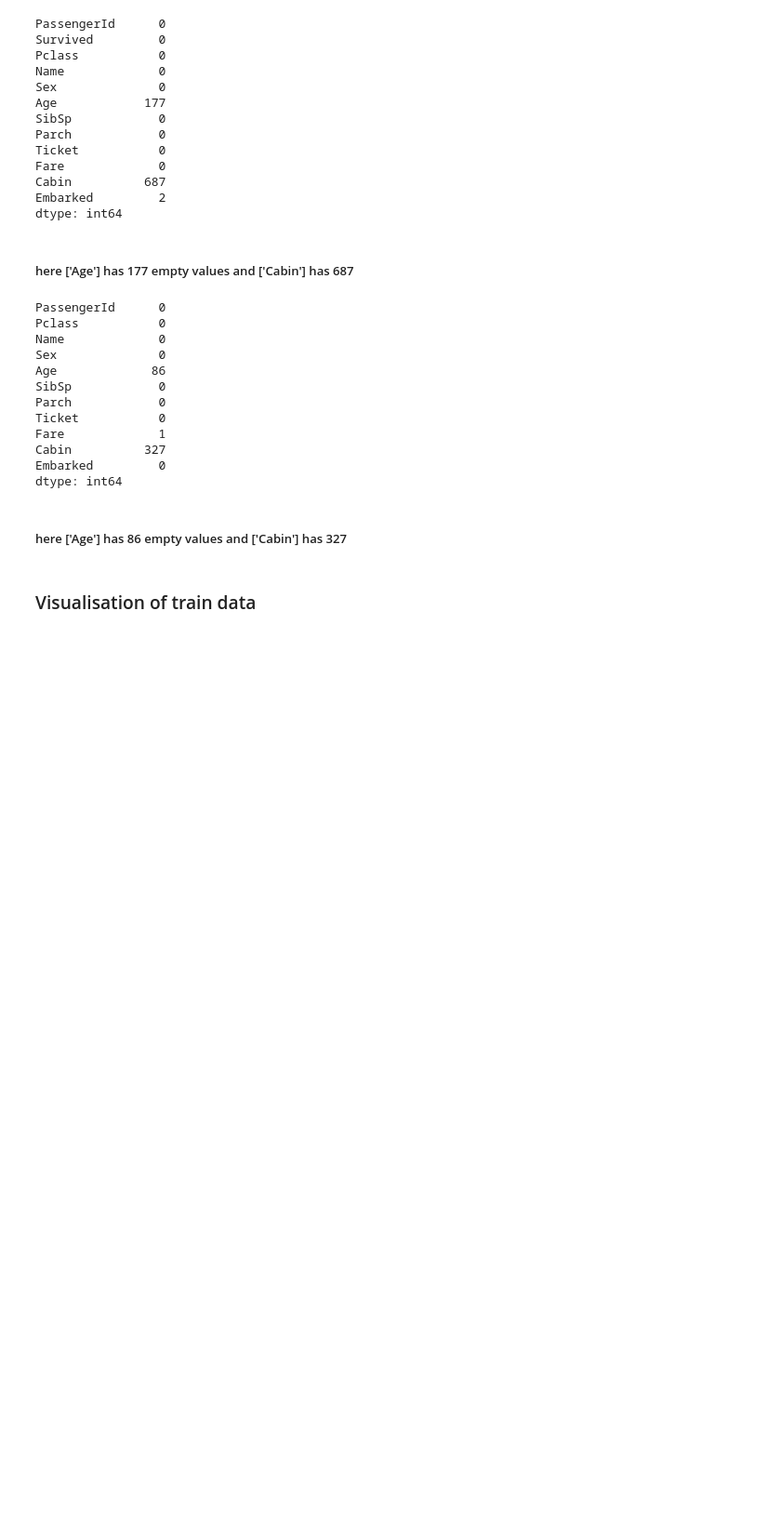
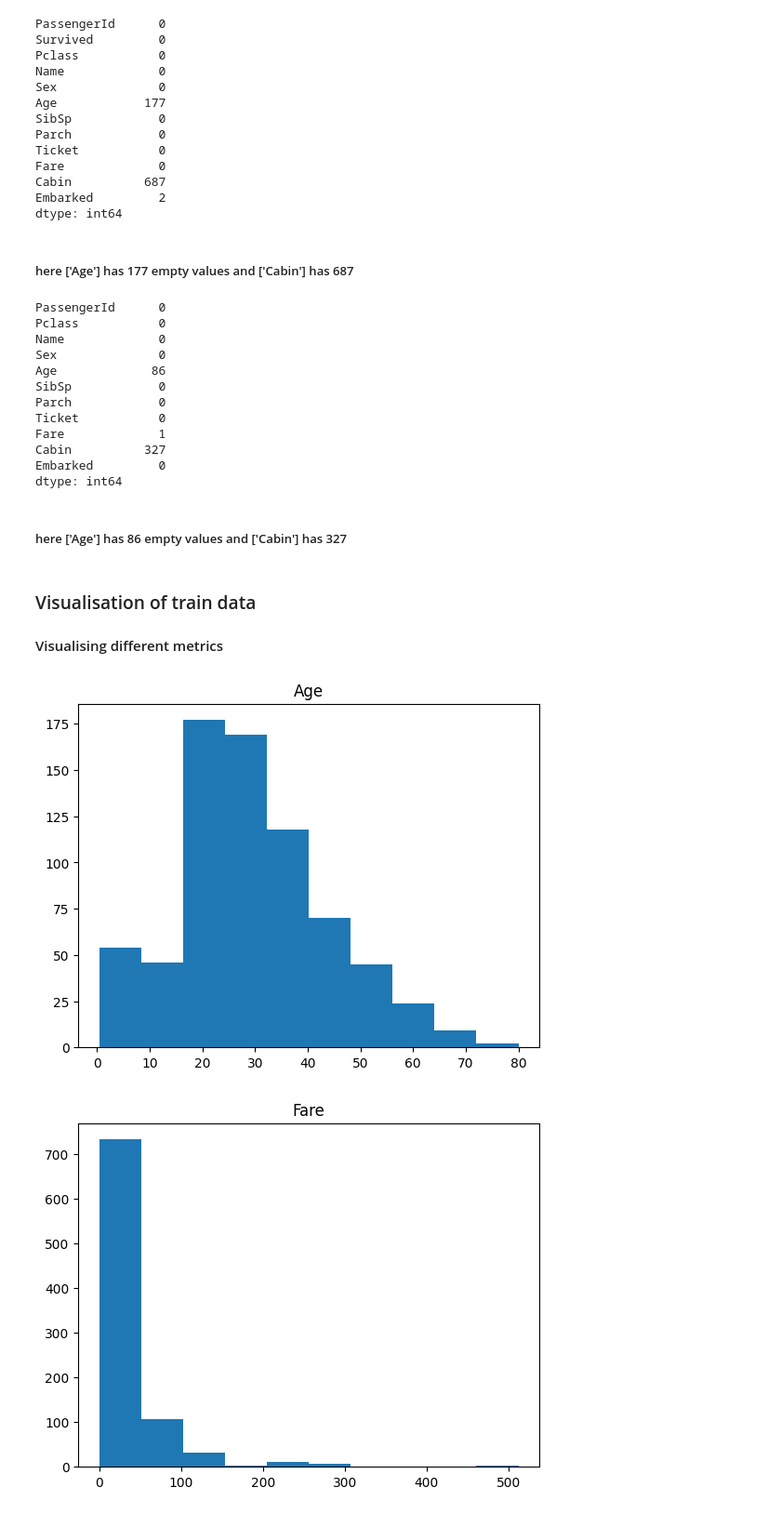
Before and after one commit to mkushaad/Titanic_Survival_Prediction, a Jupyter notebook: TitanicSurvival.ipynb, the cells around one changed output. Shown at 93% size. Cells and saved outputs as stored; diff of their text form; code cells hidden in the pictures; blank space fills up the shorter version.

Commit message:
Added some visualisation methods

```diff
--- a/TitanicSurvival.ipynb
+++ b/TitanicSurvival.ipynb
@@ -113,3 +114,17 @@ dtype: int64
 ##### here ['Age'] has 86 empty values and ['Cabin'] has 327
 # %% [markdown]
 ### Visualisation of train data
+#### Visualising different metrics
+# %%
+#Seprating numerical and categorical values
+num_col = train[['Age','Fare','SibSp','Parch']]
+cat_col = train[['Sex','Cabin','Survived','Embarked','Ticket']]
+# %%
+#iterating over num_col and plotting individually
+for i in num_col.columns: #used num_col.columns to make it more clear that i am iterating over columns, could have used just num_col
+    plt.hist(num_col[i]) # draws hhistogram directly on active figure of matplotlib, no need to store in a variable if not modifying
+    plt.title(i)
+    plt.show()
+# %% [output]
+[figure, added]
+[figure, added]
```
Also changed, not shown: parts of 7 cells of this notebook.
